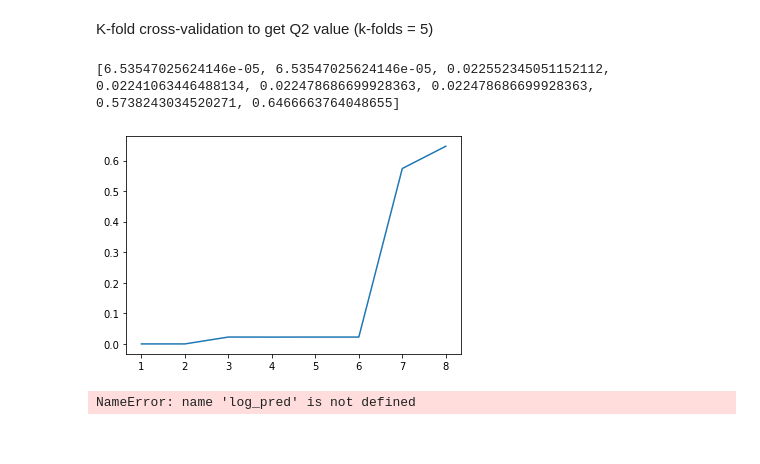
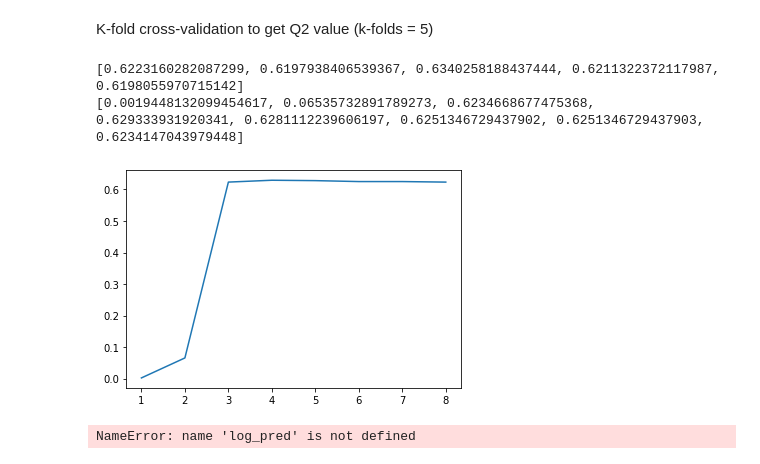
Before and after one commit to kenll99minecart/Immunopeptide, a Jupyter notebook: Linear regression.ipynb, the cells around one changed output. Saved outputs shown, nothing was run; the diff lists cells and outputs as text; code cells hidden in the pictures.

```diff
--- a/Linear regression.ipynb
+++ b/Linear regression.ipynb
@@ -73,7 +73,7 @@ X = X.drop('PeptideDensity' ,axis = 1)
 #print(X)
 
 #X = X[['1','10','100','1000','Chol','DOPE','PO','PS','3','5','High' ,'Low', 'VHigh','PeptideDensity','100%','80%','Size']]
-X = X[['50','80','100%','80%','0.0','0.05','0.5','OligoConc','Chol','DOPE','PO','PS','3','5','High' ,'Low', 'VHigh']]
-#'1','10','100','1000',
+X = X[['High' ,'Low', 'VHigh','Chol','DOPE','OligoConc','PO','PS','0.0','0.05','0.5','80%','100%','50','80','3','5']]
+#'1','10','100','1000',,'0.0','0.05','0.5','80%','100%','50','80'
 print(X.head(10))
 # %% [output]
@@ -153,13 +165,16 @@ def getQ2(test_pred, test_res, rand_res):
         warn("Q2 in Q2.R created nan")
     return(Q2)
 # %%
-from sklearn.model_selection import KFold
+from sklearn.model_selection import KFold, train_test_split
 import statistics as statss
-kf = KFold(n_splits=5)
+kf = KFold(n_splits=5) #, shuffle = True
 kf.get_n_splits(X)
 regrt = linear_model.LinearRegression()
 Q2=[]
 z=0
+
+X, X_test, y, y_test = train_test_split(X, y, test_size=0.2)
+
 for p in range(8):
     z=z+1
     CVX = X.iloc[:, 0:z].copy()
@@ -169,41 +184,43 @@ for p in range(8):
     elif CVX.columns[len(CVX.columns)-1] == 'High':
         z=z+2
         CVX = X.iloc[:, 0:z].copy()
     elif CVX.columns[len(CVX.columns)-1] == '1':
         z=z+3
         CVX = X.iloc[:, 0:z].copy()
-
+    X_test_tem = X_test.iloc[:, 0:z].copy()
+    y_test_tem = y_test
 
 #CVX = Xt.copy()
     CVy = y.copy()
-
+    Q2infold = []
     for train_index, test_index in kf.split(X):
         Test_pred = [] #predicted values
         Test_res = []  #original values
         rand_res = []  #training set mean values
-        Q2infold = []
+
         #print("TRAIN:", train_index, "TEST:", test_index)
         trainX , trainY = CVX.iloc[train_index] , CVy.iloc[train_index]
         testX , testY =  CVX.iloc[test_index] , CVy.iloc[test_index]
         #print(trainY)
         regrt.fit(trainX, trainY)
-        Pred_test = regrt.predict(testX)#testX
+        Pred_test = regrt.predict(X_test_tem)#testX
         Mean_trained_y=statss.mean(trainY)
         for x in range(len(Pred_test)):
             rand_res.append(Mean_trained_y)
         Test_pred.extend(Pred_test)
-        Test_res.extend(testY)#testY
+        Test_res.extend(y_test_tem)#testY
 
     #print(trainX.head(2))
         Q2infold.append(getQ2(Test_pred,Test_res,rand_res))
     Q2.append(np.mean(Q2infold))
-#print(Q2)
+print(Q2infold)
 plt.plot([1,2,3,4,5,6,7,8],Q2)
 print(Q2)
 plt.show()
 # %% [output]
-[6.53547025624146e-05, 6.53547025624146e-05, 0.022552345051152112, 0.02241063446488134, 0.022478686699928363, 0.022478686699928363, 0.5738243034520271, 0.6466663764048655]
+[0.6223160282087299, 0.6197938406539367, 0.6340258188437444, 0.6211322372117987, 0.6198055970715142]
+[0.0019448132099454617, 0.06535732891789273, 0.6234668677475368, 0.629333931920341, 0.6281112239606197, 0.6251346729437902, 0.6251346729437903, 0.6234147043979448]
-[figure, old version]
+[figure, new version]
 # %%
 from sklearn.linear_model import LogisticRegression
 from scipy.special import expit, logit
```
Also changed, not shown: parts of 7 cells of this notebook.
